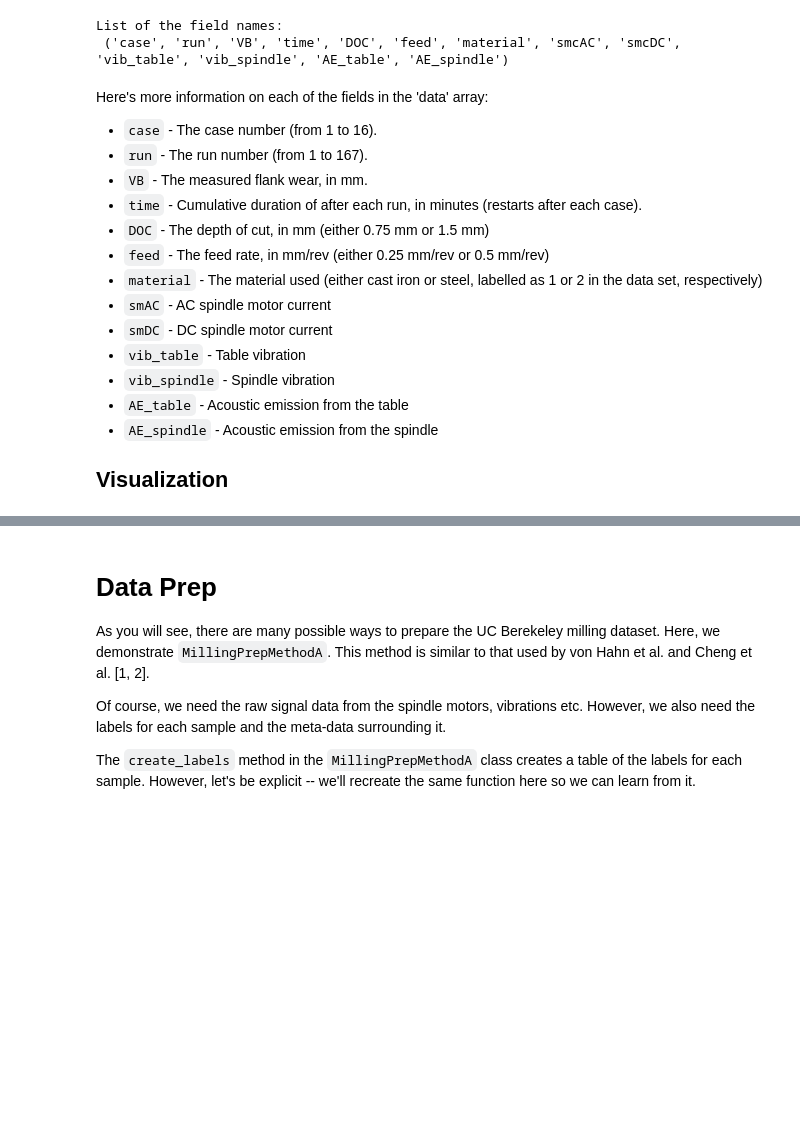
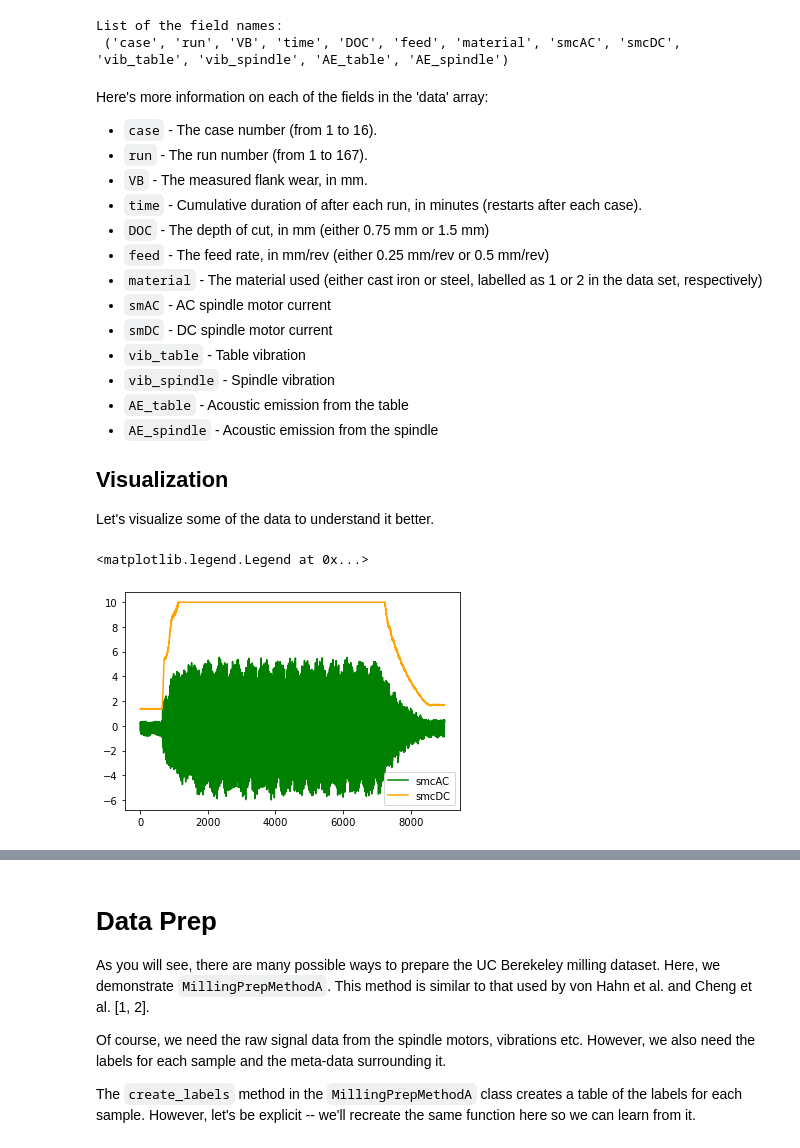
Before and after one commit to tvhahn/PyPHM, a Jupyter notebook: notebooks/milling_example.ipynb, the cells around one changed output, grey strips where cells are left out. Saved outputs shown, nothing was run; the diff lists cells and outputs as text; code cells hidden in the pictures; blank space fills up the shorter version.

Commit message:
Added charts

```diff
--- a/notebooks/milling_example.ipynb
+++ b/notebooks/milling_example.ipynb
@@ -229,3 +230,15 @@ Here's more information on each of the fields in the 'data' array:
 * `AE_spindle` - Acoustic emission from the spindle
 
 ## Visualization
+Let's visualize some of the data to understand it better.
+# %%
+# look at cut number 167 (index 166)
+fig, ax = plt.subplots()
+
+ax.plot(data[0,166]['smcAC'],'g-',label='smcAC')
+ax.plot(data[0,166]['smcDC'],color='orange',label='smcDC')
+
+plt.legend()
+# %% [output]
+<matplotlib.legend.Legend at 0x...>
+[figure, added]
```
Also changed, not shown: parts of 8 cells of this notebook.
